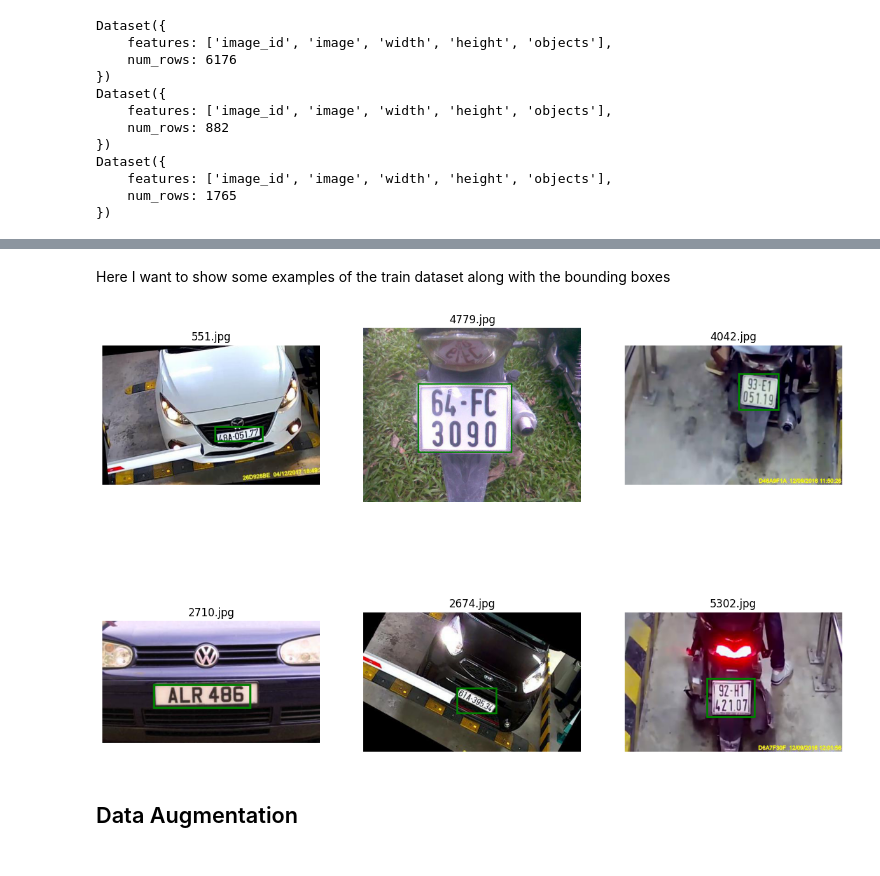
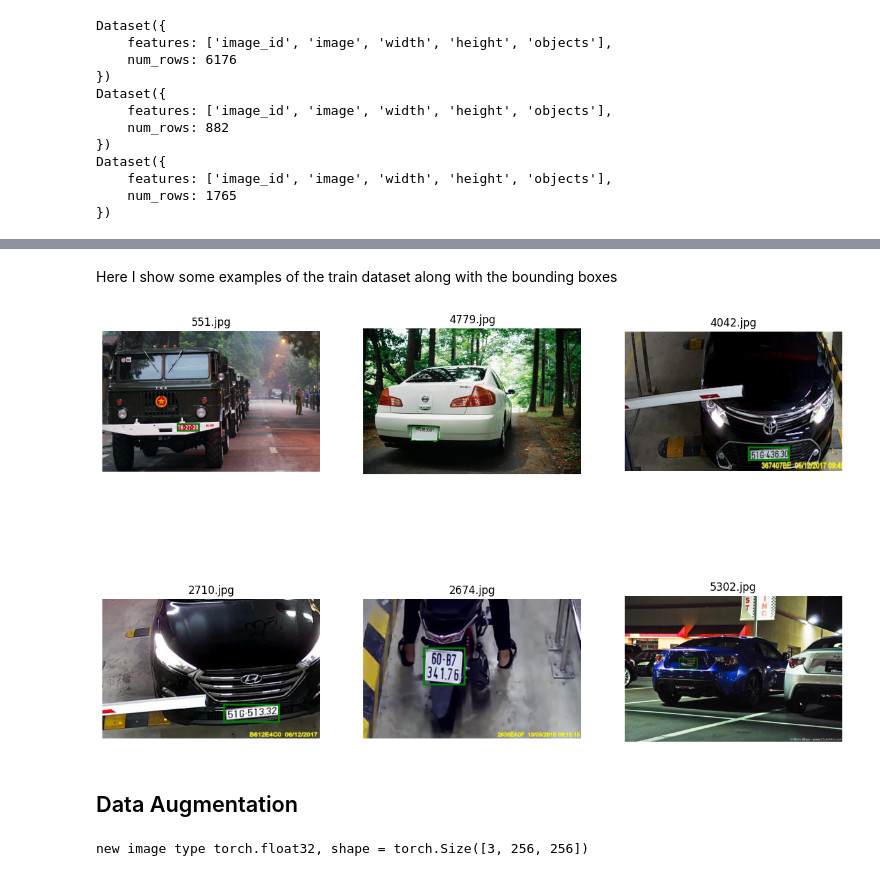
Before and after one commit to riccardo-borgo/Plate-Recognition-CNN, a Jupyter notebook: main.ipynb, the cells around one changed output, grey strips where cells are left out. Drawn from its saved outputs; the diff is of its cells as text; code cells hidden in the pictures.

Commit message:
Update main.ipynb
done data augmentation and loading

```diff
--- a/main.ipynb
+++ b/main.ipynb
@@ -30,0 +38,4 @@ Dataset({
+# %%
+training = pd.DataFrame(columns = ['image', 'bbox'])
+training['image'] = [dataset['train'][el]['image'] for el in dataset['train']['image_id']]
+training['bbox'] = [dataset['train'][el]['objects']['bbox'][0] for el in dataset['train']['image_id']]
@@ -31,29 +72,28 @@ Dataset({
 # %% [markdown]
-Here I want to show some examples of the train dataset along with the bounding boxes
+Here I show some examples of the train dataset along with the bounding boxes
-# %%
-def show_image_with_bb(idx):
-    idx = int(idx)
-    img = dataset['train'][idx]['image']
-    image = img.copy()
-    ImageDraw.Draw(image).rectangle([(dataset['train'][idx]['objects']['bbox'][0][0], dataset['train'][idx]['objects']['bbox'][0][1]),
-                                     (dataset['train'][idx]['objects']['bbox'][0][0]+dataset['train'][idx]['objects']['bbox'][0][2],
-                                      dataset['train'][idx]['objects']['bbox'][0][1]+dataset['train'][idx]['objects']['bbox'][0][3])], outline='green', width=4)
-    plt.imshow(image, aspect='equal')
+# %%
+def show_image_with_bb(image, bbox):
+    image = image.copy()
+    x, y, w, h = bbox
+    ImageDraw.Draw(image).rectangle([(x, y), (x+w, y+h)], outline='green', width=4)
+    plt.imshow(image, aspect='equal')
 # %%
 rng = np.random.default_rng(42)
 n_cols = 3
 n_rows = 2
-indexes = rng.choice(len(dataset['train']), n_cols * n_rows)
+indexes = rng.choice(len(training), n_cols * n_rows)
 
 plt.figure(figsize=(15, 10))
 
 for ii, id in enumerate(indexes, 1):
     plt.subplot(n_rows, n_cols, ii)
-    show_image_with_bb(id)
+    image = training['image'][int(id)]
+    bbox = training['bbox'][int(id)]
+    show_image_with_bb(image, bbox)
     plt.title(str(id)+'.jpg')
     plt.axis('off')
 # %% [output]
-[figure, old version]
+[figure, new version]
 # %% [markdown]
 ## Data Augmentation
 # %%
@@ -94,0 +227,8 @@ class RandomVerticalFlip:
+# %%
+img = training['image'][2674]
+bbox = training['bbox'][2674]
+transformation = Compose([Resize(), ImageAdjustment(), ToTensor()])
+new_image, bbox_new = transformation((img, bbox))
+print(f'new image type {new_image.dtype}, shape = {new_image.shape}')
+# %% [output]
+new image type torch.float32, shape = torch.Size([3, 256, 256])
```
Also changed, not shown: parts of 22 cells of this notebook.
